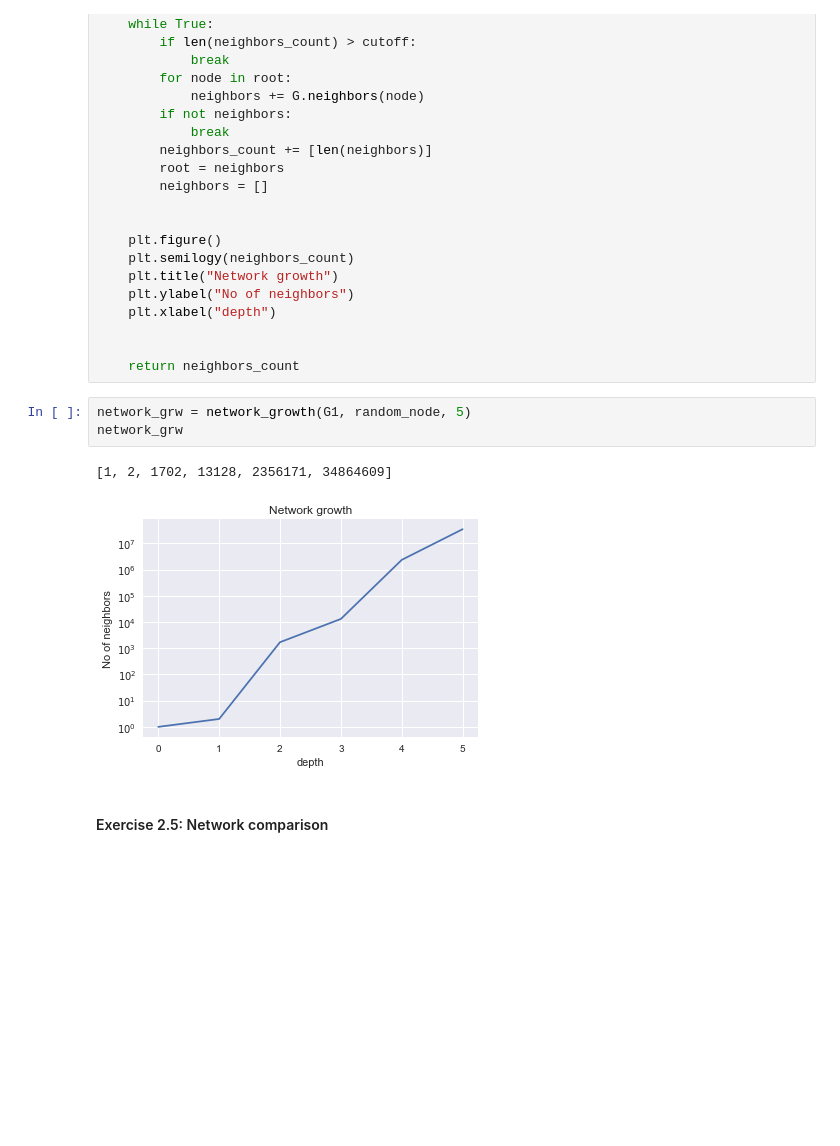
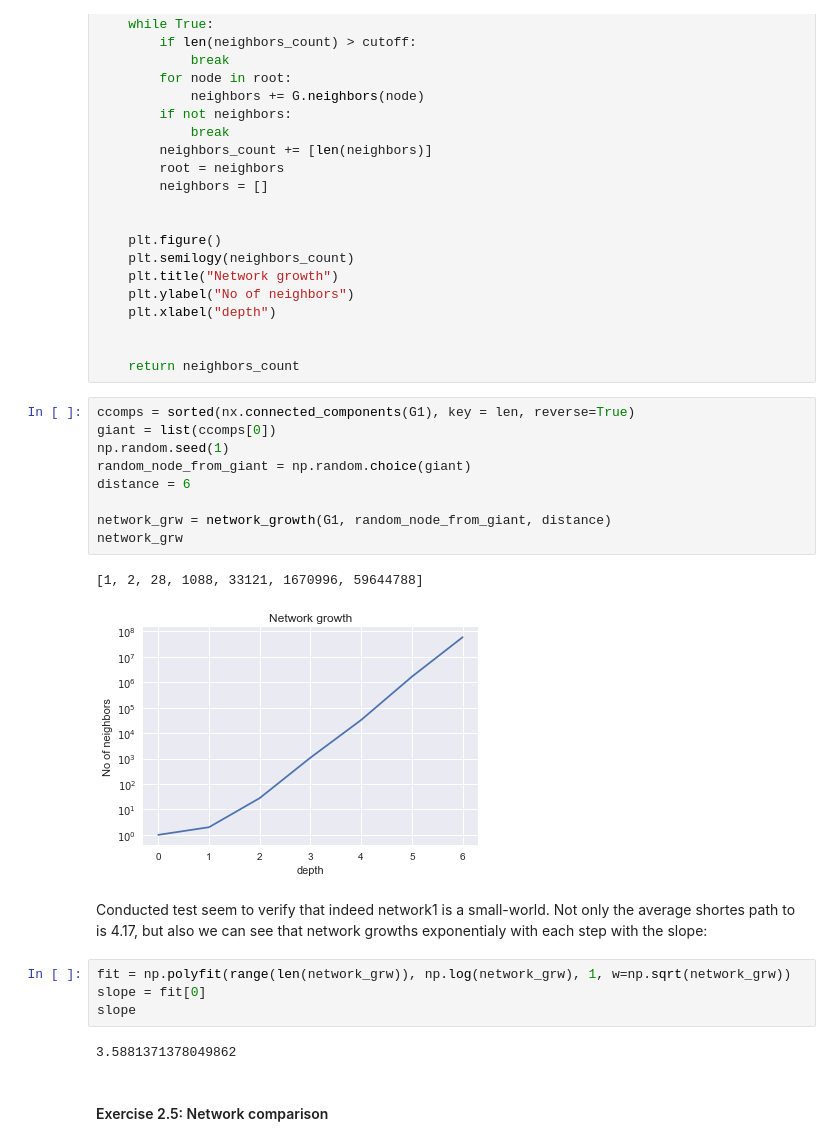
Before and after one commit to aurlien/friendship_paradox, a Jupyter notebook: lab2/notebooks/ix-lab2-notebook-part1.ipynb, the cells around one changed output. Drawn from its saved outputs; the diff is of its cells as text; blank space fills up the shorter version.

```diff
--- a/lab2/notebooks/ix-lab2-notebook-part1.ipynb
+++ b/lab2/notebooks/ix-lab2-notebook-part1.ipynb
@@ -172,12 +200,26 @@ def network_growth(G, random_node, cutoff = 6):
 
 
     return neighbors_count
-# %%
-network_grw = network_growth(G1, random_node, 5)
-network_grw
-# %% [output]
-[1, 2, 1702, 13128, 2356171, 34864609]
-[figure, removed]
+# %%
+ccomps = sorted(nx.connected_components(G1), key = len, reverse=True)
+giant = list(ccomps[0])
+np.random.seed(1)
+random_node_from_giant = np.random.choice(giant)
+distance = 6
+
+network_grw = network_growth(G1, random_node_from_giant, distance)
+network_grw
+# %% [output]
+[1, 2, 28, 1088, 33121, 1670996, 59644788]
+[figure, added]
+# %% [markdown]
+Conducted test seem to verify that indeed network1 is a small-world. Not only the average shortes path to is 4.17, but also we can see that network growths exponentialy with each step with the slope:
+# %%
+fit = np.polyfit(range(len(network_grw)), np.log(network_grw), 1, w=np.sqrt(network_grw))
+slope = fit[0]
+slope
+# %% [output]
+3.5881371378049862
 # %% [markdown]
 #### Exercise 2.5: Network comparison
 # %%
```
Also changed, not shown: parts of 27 cells of this notebook.
